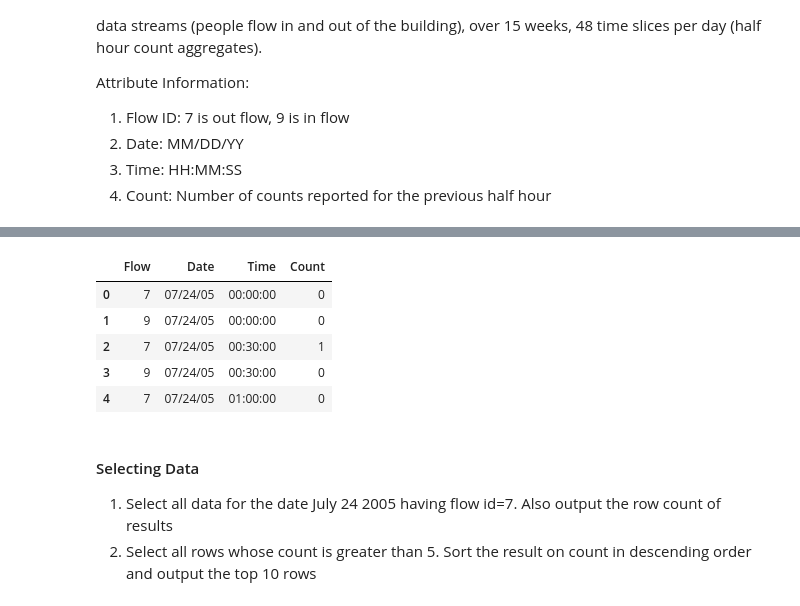
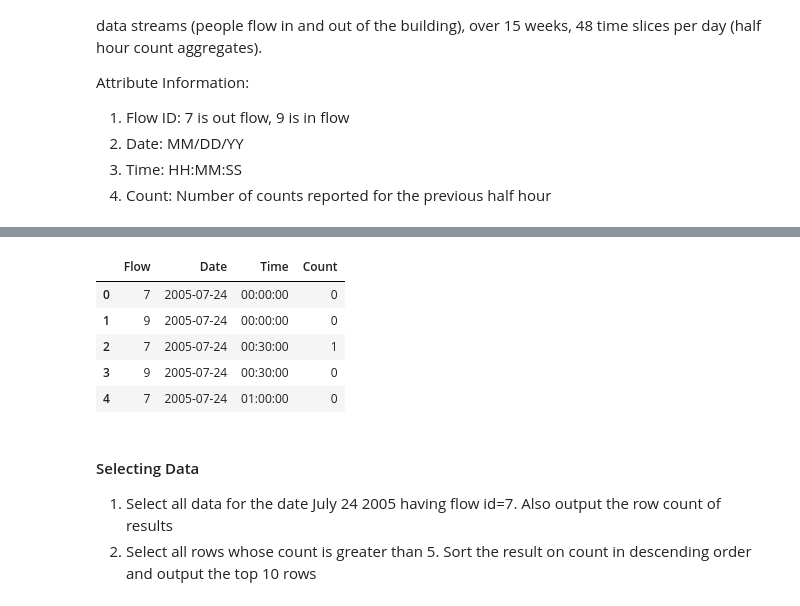
Before and after one commit to OrysyaStus/UCSD_Data_Science_and_Engineering, a Jupyter notebook: DSE200_Python_for_Data_Analysis/day_2_github_io_numpy_pandas/10_exercises.ipynb, the cells around one changed output, grey strips where cells are left out. Cells and saved outputs as stored; diff of their text form; code cells hidden in the pictures.

```diff
--- a/DSE200_Python_for_Data_Analysis/day_2_github_io_numpy_pandas/10_exercises.ipynb
+++ b/DSE200_Python_for_Data_Analysis/day_2_github_io_numpy_pandas/10_exercises.ipynb
@@ -416,14 +827,16 @@ Attribute Information:
 # %%
-data = pd.read_csv('C:/Users/Orysya/Documents/DSE/DSE200-notebooks/day_2_github_io_numpy_pandas//Calit2.txt', header = None)
+data = pd.read_csv('/home/orysya/Documents/DSE/DSE200-notebooks/day_2_github_io_numpy_pandas/Calit2.txt', header = None)
+#C:/Users/Orysya/Documents/DSE/DSE200-notebooks/day_2_github_io_numpy_pandas//Calit2.txt'
 data.columns=['Flow', 'Date', 'Time', 'Count']
+data['Date'] = pd.to_datetime(data['Date'])
 data.head()
 # %% [output]
 |  | Flow | Date | Time | Count |
-| 0 | 7 | 07/24/05 | 00:00:00 | 0 |
-| 1 | 9 | 07/24/05 | 00:00:00 | 0 |
-| 2 | 7 | 07/24/05 | 00:30:00 | 1 |
-| 3 | 9 | 07/24/05 | 00:30:00 | 0 |
-| 4 | 7 | 07/24/05 | 01:00:00 | 0 |
+| 0 | 7 | 2005-07-24 | 00:00:00 | 0 |
+| 1 | 9 | 2005-07-24 | 00:00:00 | 0 |
+| 2 | 7 | 2005-07-24 | 00:30:00 | 1 |
+| 3 | 9 | 2005-07-24 | 00:30:00 | 0 |
+| 4 | 7 | 2005-07-24 | 01:00:00 | 0 |
 # %% [markdown]
 #### Selecting Data ####
 1. Select all data for the date July 24 2005 having flow id=7. Also output the row count of results
```
Also changed, not shown: parts of 51 cells of this notebook, 7 other files.
